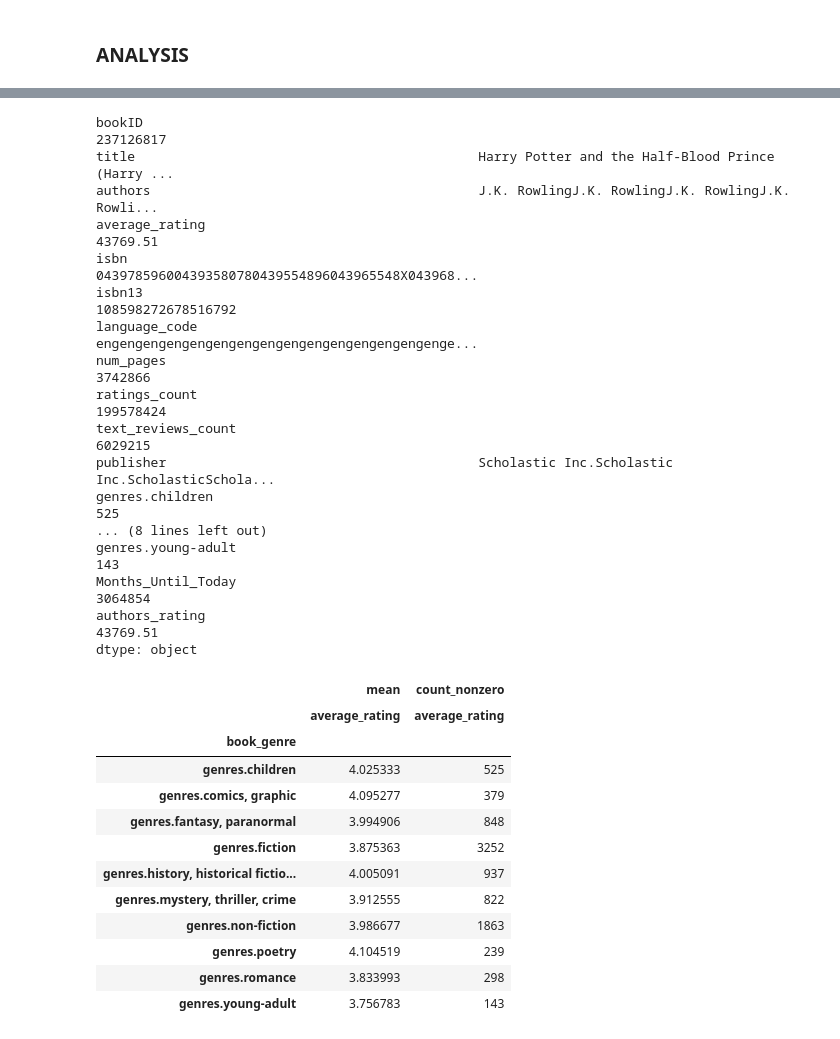
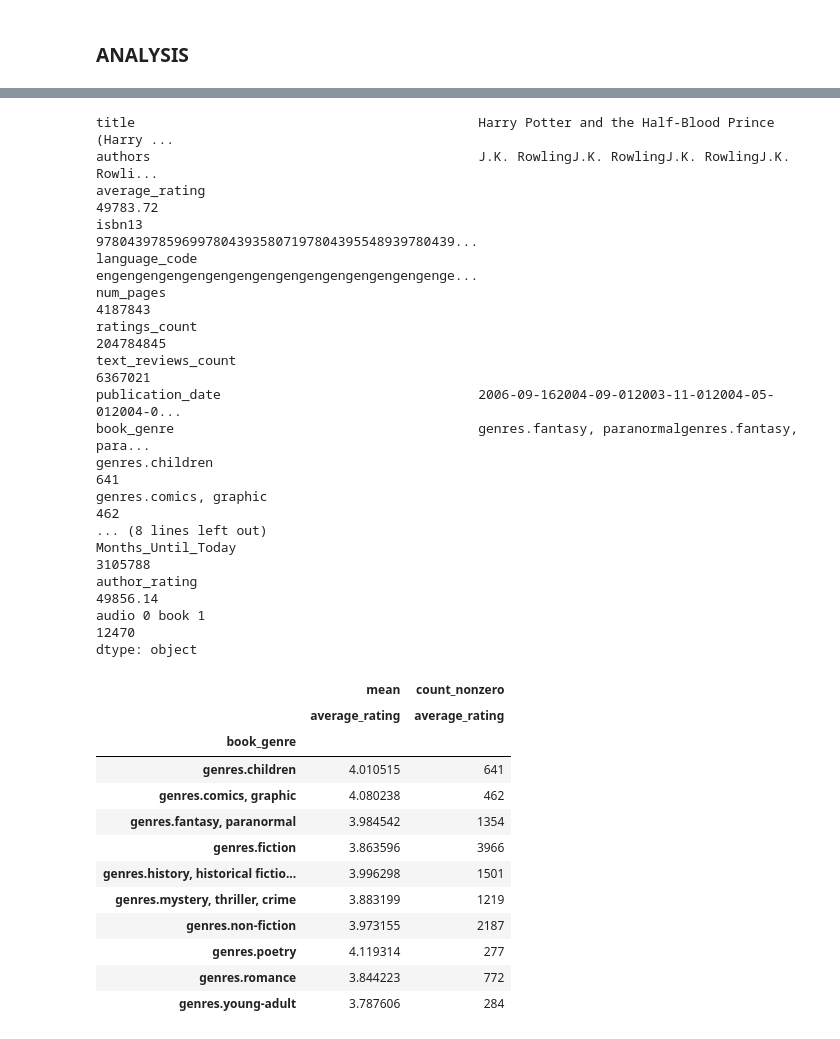
Before and after one commit to gunony/ML_Book_Valuations, a Jupyter notebook: Book_Rating.ipynb, the cells around one changed output, grey strips where cells are left out. Cells and saved outputs as stored; diff of their text form; code cells hidden in the pictures.

```diff
--- a/Book_Rating.ipynb
+++ b/Book_Rating.ipynb
@@ -252,4 +269,11 @@ df_Books.head()
 df_Books.to_csv(r"C:\Users\gunon\Documents\bootcamp-main\3-projects\ML_Book_Valuations\Books_Final.csv", index=False)
 # %% [markdown]
 ### ANALYSIS
+# %%
+# Load the dataframe to analyse
+df_Analysis = pd.read_csv(r"C:\Users\gunon\Documents\bootcamp-main\3-projects\ML_Book_Valuations\Books_Final.csv", sep=",")
+# %%
+# Remove columns
+df_Analysis = df_Analysis.drop(columns=['bookID', 'isbn', 'publisher', 'co-authors', 'book_format'])
+# We keep ISBN13 for the analysis if we need to look at the book
 # %%
@@ -280,37 +315,37 @@ plt.show()
 # %%
-df_Books.sum()
+df_Analysis.sum()
 # %% [output]
-bookID                                                                                   237126817
 title                                            Harry Potter and the Half-Blood Prince (Harry ...
 authors                                          J.K. RowlingJ.K. RowlingJ.K. RowlingJ.K. Rowli...
-average_rating                                                                            43769.51
-isbn                                             043978596004393580780439554896043965548X043968...
-isbn13                                                                          108598272678516792
+average_rating                                                                            49783.72
+isbn13                                           9780439785969978043935807197804395548939780439...
 language_code                                    engengengengengengengengengengengengengengenge...
-num_pages                                                                                  3742866
-ratings_count                                                                            199578424
-text_reviews_count                                                                         6029215
-publisher                                        Scholastic Inc.Scholastic Inc.ScholasticSchola...
-genres.children                                                                                525
+num_pages                                                                                  4187843
+ratings_count                                                                            204784845
+text_reviews_count                                                                         6367021
+publication_date                                 2006-09-162004-09-012003-11-012004-05-012004-0...
+book_genre                                       genres.fantasy, paranormalgenres.fantasy, para...
+genres.children                                                                                641
+genres.comics, graphic                                                                         462
 ... (8 lines left out)
-genres.young-adult                                                                             143
-Months_Until_Today                                                                         3064854
-authors_rating                                                                            43769.51
+Months_Until_Today                                                                         3105788
+author_rating                                                                             49856.14
+audio 0 book 1                                                                               12470
 dtype: object
 # %%
-Genre_PT=pd.pivot_table(df_Books, values='average_rating', index='book_genre', aggfunc=[np.mean, np.count_nonzero])
+Genre_PT=pd.pivot_table(df_Analysis, values='average_rating', index='book_genre', aggfunc=[np.mean, np.count_nonzero])
 Genre_PT
 # %% [output]
 |  | mean | count_nonzero |
 |  | average_rating | average_rating |
 | book_genre |  |  |
-| genres.children | 4.025333 | 525 |
-| genres.comics, graphic | 4.095277 | 379 |
-| genres.fantasy, paranormal | 3.994906 | 848 |
-| genres.fiction | 3.875363 | 3252 |
-| genres.history, historical fictio... | 4.005091 | 937 |
-| genres.mystery, thriller, crime | 3.912555 | 822 |
-| genres.non-fiction | 3.986677 | 1863 |
-| genres.poetry | 4.104519 | 239 |
-| genres.romance | 3.833993 | 298 |
-| genres.young-adult | 3.756783 | 143 |
+| genres.children | 4.010515 | 641 |
+| genres.comics, graphic | 4.080238 | 462 |
+| genres.fantasy, paranormal | 3.984542 | 1354 |
+| genres.fiction | 3.863596 | 3966 |
+| genres.history, historical fictio... | 3.996298 | 1501 |
+| genres.mystery, thriller, crime | 3.883199 | 1219 |
+| genres.non-fiction | 3.973155 | 2187 |
+| genres.poetry | 4.119314 | 277 |
+| genres.romance | 3.844223 | 772 |
+| genres.young-adult | 3.787606 | 284 |
```
Also changed, not shown: parts of 18 cells of this notebook, 2 other files.
